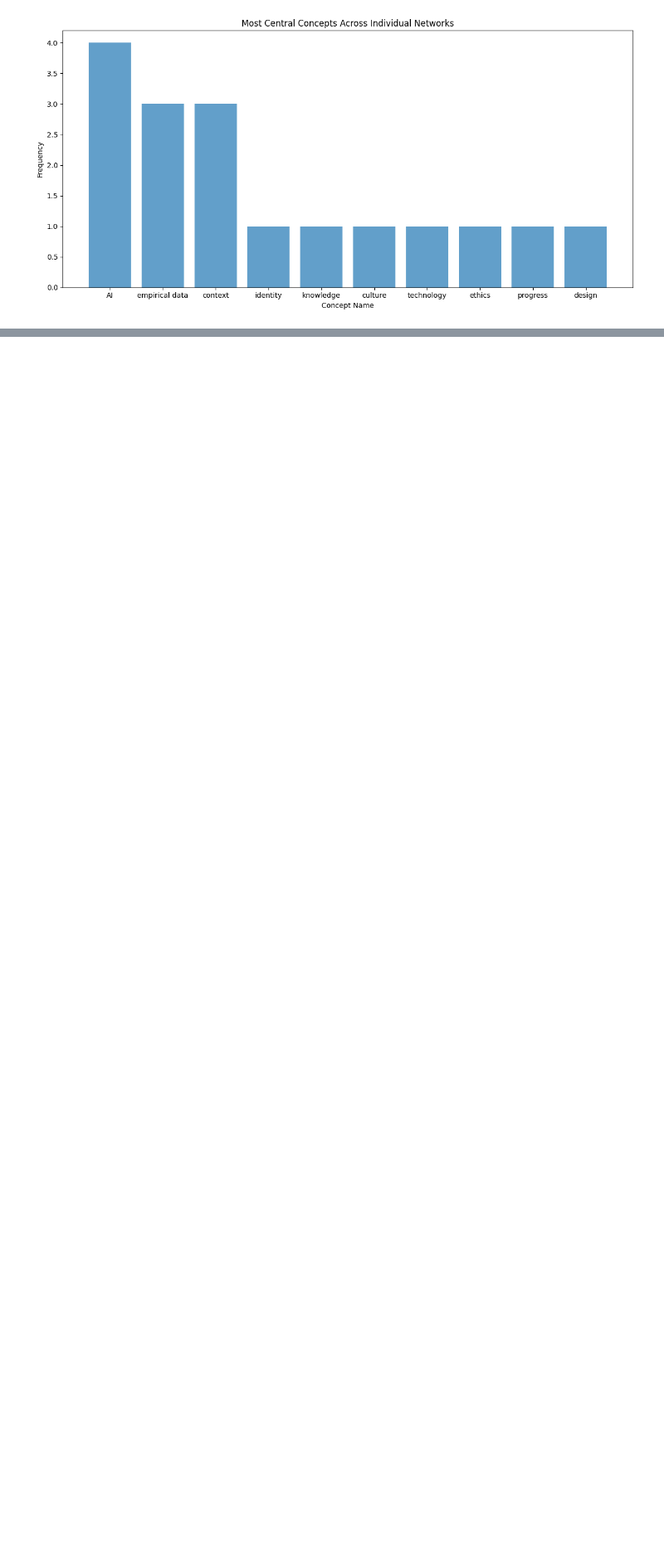
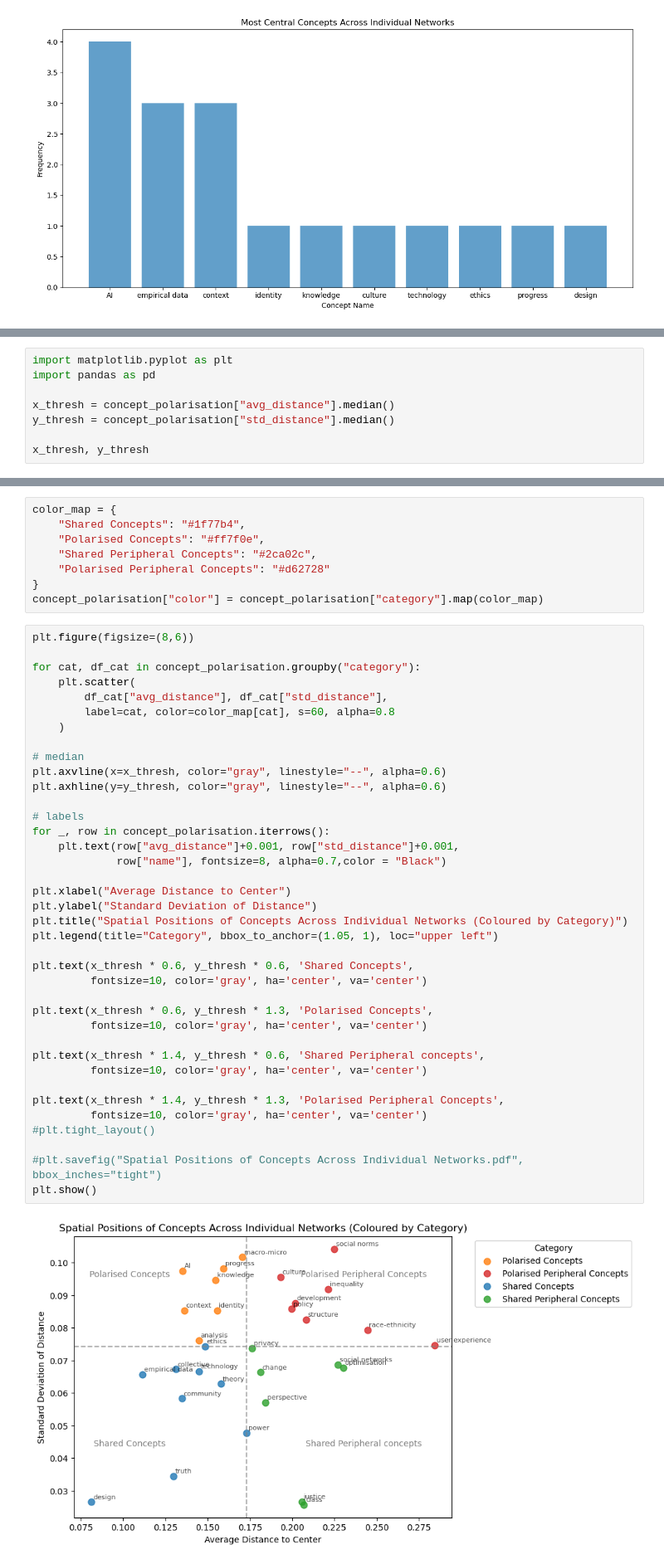
Before and after one commit to isaacbacker/GroupPres_SDS, a Jupyter notebook: Notebooks/network_analysis_group_project.ipynb, the cells around one changed output, grey strips where cells are left out. Shown at 83% size. Drawn from its saved outputs; the diff is of its cells as text; blank space fills up the shorter version.

Commit message:
Spatial Position - Polarised Concepts

```diff
--- a/Notebooks/network_analysis_group_project.ipynb
+++ b/Notebooks/network_analysis_group_project.ipynb
@@ -599,0 +625,8 @@ plt.show()
+# %%
+import matplotlib.pyplot as plt
+import pandas as pd
+
+x_thresh = concept_polarisation["avg_distance"].median()
+y_thresh = concept_polarisation["std_distance"].median()
+
+x_thresh, y_thresh
@@ -599,0 +649,48 @@ plt.show()
+# %%
+color_map = {
+    "Shared Concepts": "#1f77b4",
+    "Polarised Concepts": "#ff7f0e",
+    "Shared Peripheral Concepts": "#2ca02c",
+    "Polarised Peripheral Concepts": "#d62728"
+}
+concept_polarisation["color"] = concept_polarisation["category"].map(color_map)
+# %%
+plt.figure(figsize=(8,6))
+
+for cat, df_cat in concept_polarisation.groupby("category"):
+    plt.scatter(
+        df_cat["avg_distance"], df_cat["std_distance"],
+        label=cat, color=color_map[cat], s=60, alpha=0.8
+    )
+
+# median
+plt.axvline(x=x_thresh, color="gray", linestyle="--", alpha=0.6)
+plt.axhline(y=y_thresh, color="gray", linestyle="--", alpha=0.6)
+
+# labels
+for _, row in concept_polarisation.iterrows():
+    plt.text(row["avg_distance"]+0.001, row["std_distance"]+0.001,
+             row["name"], fontsize=8, alpha=0.7,color = "Black")
+
+plt.xlabel("Average Distance to Center")
+plt.ylabel("Standard Deviation of Distance")
+plt.title("Spatial Positions of Concepts Across Individual Networks (Coloured by Category)")
+plt.legend(title="Category", bbox_to_anchor=(1.05, 1), loc="upper left")
+
+plt.text(x_thresh * 0.6, y_thresh * 0.6, 'Shared Concepts',
+         fontsize=10, color='gray', ha='center', va='center')
+
+plt.text(x_thresh * 0.6, y_thresh * 1.3, 'Polarised Concepts',
+         fontsize=10, color='gray', ha='center', va='center')
+
+plt.text(x_thresh * 1.4, y_thresh * 0.6, 'Shared Peripheral concepts',
+         fontsize=10, color='gray', ha='center', va='center')
+
+plt.text(x_thresh * 1.4, y_thresh * 1.3, 'Polarised Peripheral Concepts',
+         fontsize=10, color='gray', ha='center', va='center')
+#plt.tight_layout()
+
+#plt.savefig("Spatial Positions of Concepts Across Individual Networks.pdf", bbox_inches="tight")
+plt.show()
+# %% [output]
+[figure, added]
```
Also changed, not shown: parts of 17 cells of this notebook, 1 other file.
